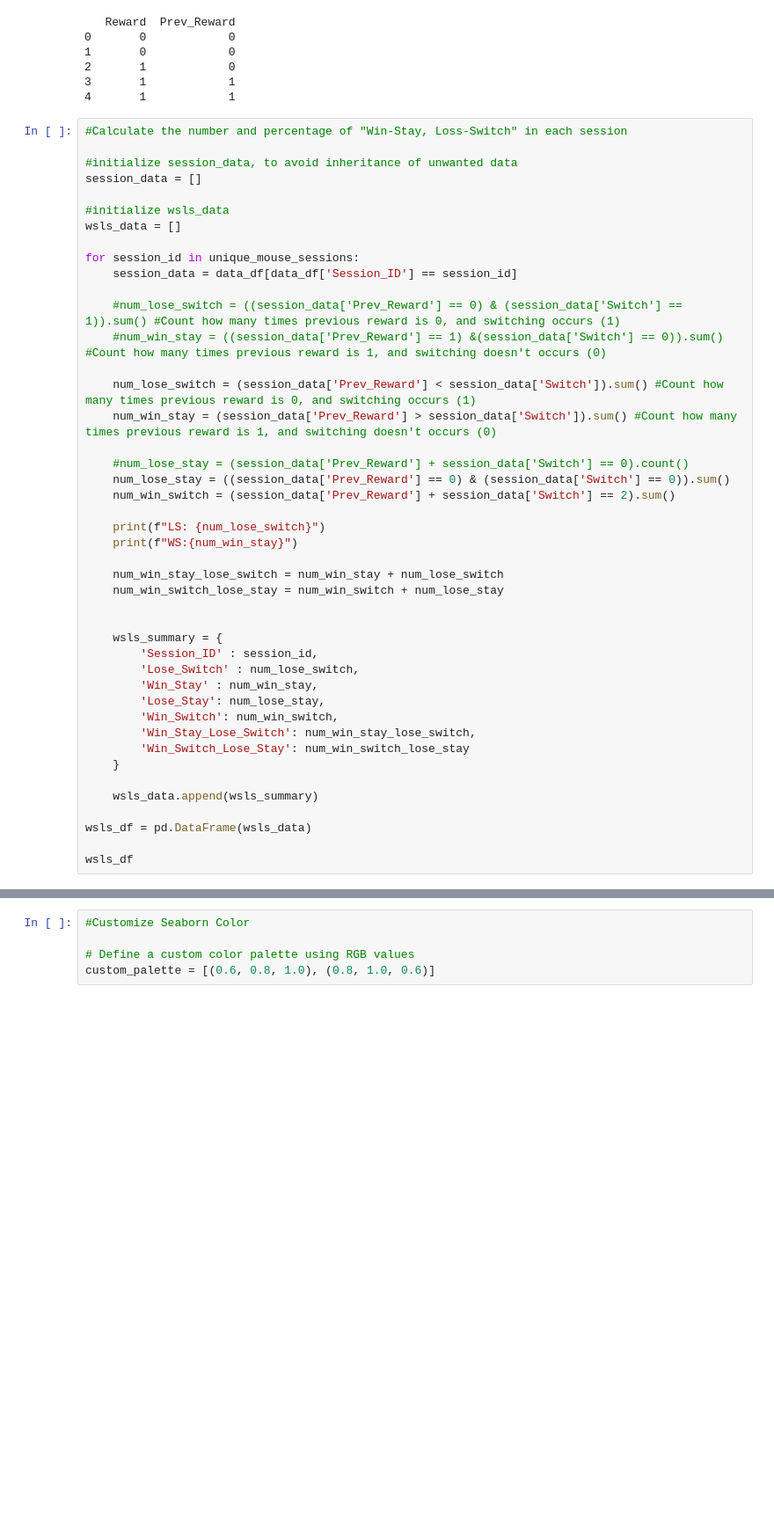
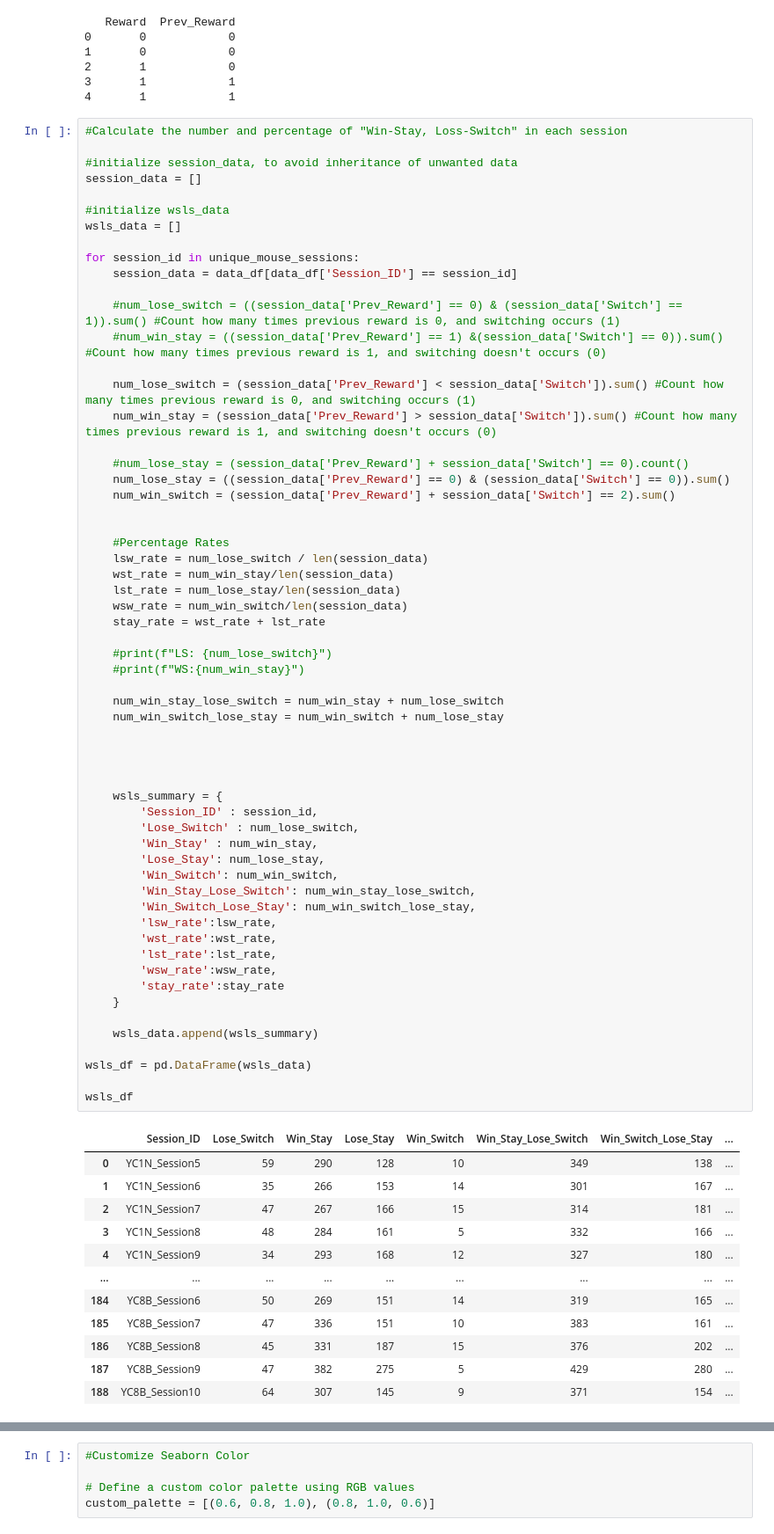
Before and after one commit to carlotoast/DRKM_Mouse_Jun25, a Jupyter notebook: KM_data_summary_0616.ipynb, the cells around one changed output, grey strips where cells are left out. Shown: that part at 88% size. Cells and saved outputs as stored; diff of their text form; blank space fills up the shorter version.

```diff
--- a/KM_data_summary_0616.ipynb
+++ b/KM_data_summary_0616.ipynb
@@ -208,33 +213,60 @@ for session_id in unique_mouse_sessions:
     #num_lose_switch = ((session_data['Prev_Reward'] == 0) & (session_data['Switch'] == 1)).sum() #Count how many times previous reward is 0, and switching occurs (1)
     #num_win_stay = ((session_data['Prev_Reward'] == 1) &(session_data['Switch'] == 0)).sum() #Count how many times previous reward is 1, and switching doesn't occurs (0)
 
     num_lose_switch = (session_data['Prev_Reward'] < session_data['Switch']).sum() #Count how many times previous reward is 0, and switching occurs (1)
     num_win_stay = (session_data['Prev_Reward'] > session_data['Switch']).sum() #Count how many times previous reward is 1, and switching doesn't occurs (0)
 
     #num_lose_stay = (session_data['Prev_Reward'] + session_data['Switch'] == 0).count()
     num_lose_stay = ((session_data['Prev_Reward'] == 0) & (session_data['Switch'] == 0)).sum()
     num_win_switch = (session_data['Prev_Reward'] + session_data['Switch'] == 2).sum()
 
-    print(f"LS: {num_lose_switch}")
-    print(f"WS:{num_win_stay}")
+
+    #Percentage Rates
+    lsw_rate = num_lose_switch / len(session_data)
+    wst_rate = num_win_stay/len(session_data)
+    lst_rate = num_lose_stay/len(session_data)
+    wsw_rate = num_win_switch/len(session_data)
+    stay_rate = wst_rate + lst_rate
+
+    #print(f"LS: {num_lose_switch}")
+    #print(f"WS:{num_win_stay}")
 
     num_win_stay_lose_switch = num_win_stay + num_lose_switch
     num_win_switch_lose_stay = num_win_switch + num_lose_stay
+
+
 
 
     wsls_summary = {
         'Session_ID' : session_id,
         'Lose_Switch' : num_lose_switch,
         'Win_Stay' : num_win_stay,
         'Lose_Stay': num_lose_stay,
         'Win_Switch': num_win_switch,
         'Win_Stay_Lose_Switch': num_win_stay_lose_switch,
-        'Win_Switch_Lose_Stay': num_win_switch_lose_stay
+        'Win_Switch_Lose_Stay': num_win_switch_lose_stay,
+        'lsw_rate':lsw_rate,
+        'wst_rate':wst_rate,
+        'lst_rate':lst_rate,
+        'wsw_rate':wsw_rate,
+        'stay_rate':stay_rate
     }
 
     wsls_data.append(wsls_summary)
 
 wsls_df = pd.DataFrame(wsls_data)
 
 wsls_df
 # %% [output]
+|  | Session_ID | Lose_Switch | Win_Stay | Lose_Stay | Win_Switch | Win_Stay_Lose_Switch | Win_Switch_Lose_Stay | ... |
+| 0 | YC1N_Session5 | 59 | 290 | 128 | 10 | 349 | 138 | ... |
+| 1 | YC1N_Session6 | 35 | 266 | 153 | 14 | 301 | 167 | ... |
+| 2 | YC1N_Session7 | 47 | 267 | 166 | 15 | 314 | 181 | ... |
+| 3 | YC1N_Session8 | 48 | 284 | 161 | 5 | 332 | 166 | ... |
+| 4 | YC1N_Session9 | 34 | 293 | 168 | 12 | 327 | 180 | ... |
+| ... | ... | ... | ... | ... | ... | ... | ... | ... |
+| 184 | YC8B_Session6 | 50 | 269 | 151 | 14 | 319 | 165 | ... |
+| 185 | YC8B_Session7 | 47 | 336 | 151 | 10 | 383 | 161 | ... |
+| 186 | YC8B_Session8 | 45 | 331 | 187 | 15 | 376 | 202 | ... |
+| 187 | YC8B_Session9 | 47 | 382 | 275 | 5 | 429 | 280 | ... |
+| 188 | YC8B_Session10 | 64 | 307 | 145 | 9 | 371 | 154 | ... |
```
Also changed, not shown: parts of 22 cells of this notebook.
